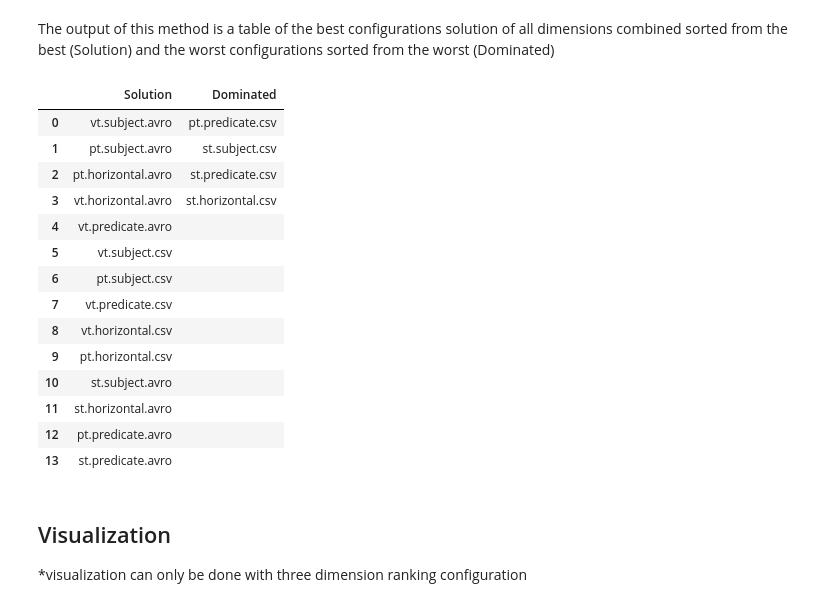
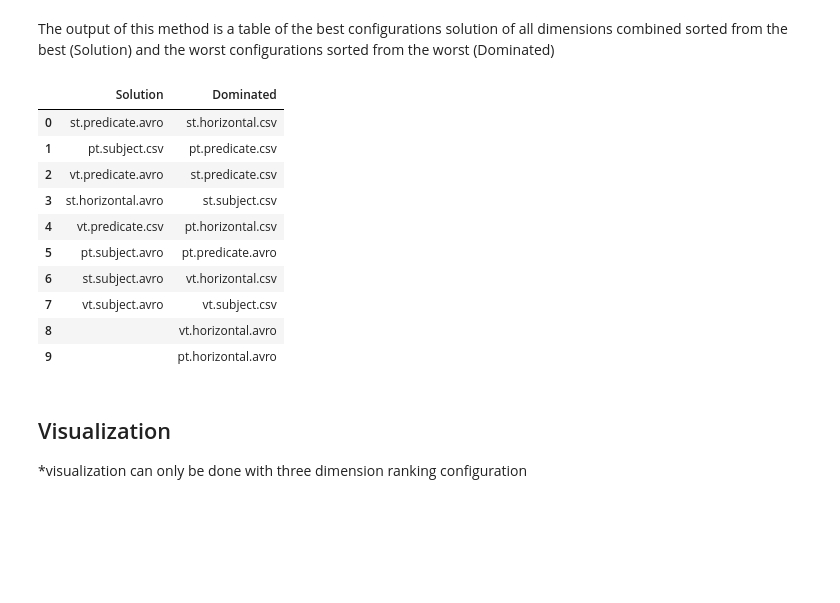
Before and after one commit to DataSystemsGroupUT/PAPyA, a Jupyter notebook: BenchRanker/BenchRanker.ipynb, the cells around one changed output. Drawn from its saved outputs; the diff is of its cells as text; code cells hidden in the pictures; blank space fills up the shorter version.

```diff
--- a/BenchRanker/BenchRanker.ipynb
+++ b/BenchRanker/BenchRanker.ipynb
@@ -52,26 +52,22 @@ The output of this method is a table of the best configurations solution of all
 # %%
 # pareto methods only take one parameter which is the dataset sizes of the experiment
 
-paretoFronts_Q = multiDimensionRanking.paretoQ('100M')
-paretoFronts_Agg = multiDimensionRanking.paretoAgg('250M')
+paretoFronts_Q = multiDimensionRanking.paretoQ('250M')
+paretoFronts_Agg = multiDimensionRanking.paretoAgg('100M')
-# %%
-paretoFronts_Q
-# %% [output]
-|  | Solution | Dominated |
-| 0 | vt.subject.avro | pt.predicate.csv |
-| 1 | pt.subject.avro | st.subject.csv |
-| 2 | pt.horizontal.avro | st.predicate.csv |
-| 3 | vt.horizontal.avro | st.horizontal.csv |
-| 4 | vt.predicate.avro |  |
-| 5 | vt.subject.csv |  |
-| 6 | pt.subject.csv |  |
-| 7 | vt.predicate.csv |  |
-| 8 | vt.horizontal.csv |  |
-| 9 | pt.horizontal.csv |  |
-| 10 | st.subject.avro |  |
-| 11 | st.horizontal.avro |  |
-| 12 | pt.predicate.avro |  |
-| 13 | st.predicate.avro |  |
+# %%
+paretoFronts_Agg
+# %% [output]
+|  | Solution | Dominated |
+| 0 | st.predicate.avro | st.horizontal.csv |
+| 1 | pt.subject.csv | pt.predicate.csv |
+| 2 | vt.predicate.avro | st.predicate.csv |
+| 3 | st.horizontal.avro | st.subject.csv |
+| 4 | vt.predicate.csv | pt.horizontal.csv |
+| 5 | pt.subject.avro | pt.predicate.avro |
+| 6 | st.subject.avro | vt.horizontal.csv |
+| 7 | vt.subject.avro | vt.subject.csv |
+| 8 |  | vt.horizontal.avro |
+| 9 |  | pt.horizontal.avro |
 # %% [markdown]
 <h2>Visualization</h2>
 *visualization can only be done with three dimension ranking configuration
```
Also changed, not shown: parts of 6 cells of this notebook.
